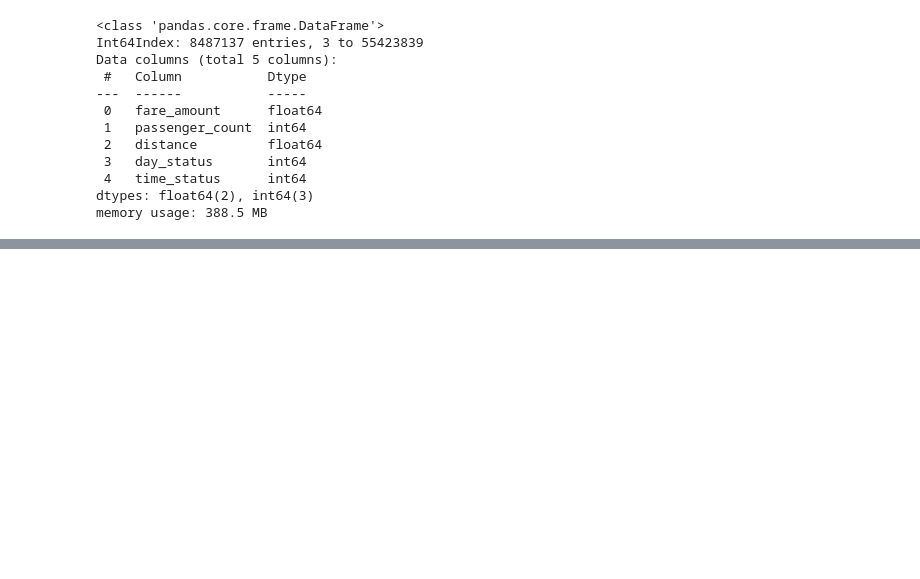
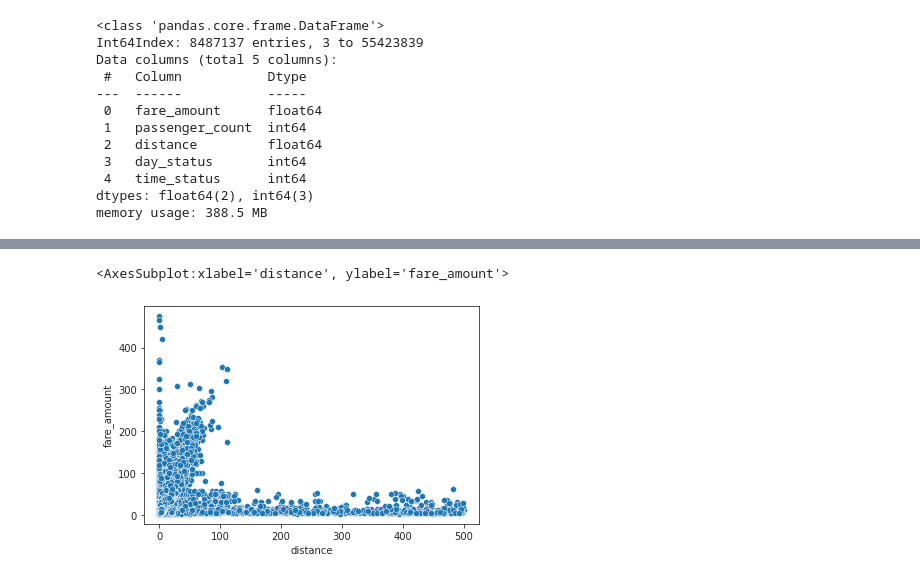
Before and after one commit to dandradec1698/taxi-fare, a Jupyter notebook: eda.py.ipynb, the cells around one changed output, grey strips where cells are left out. Saved outputs shown, nothing was run; the diff lists cells and outputs as text; code cells hidden in the pictures; blank space fills up the shorter version.

```diff
--- a/eda.py.ipynb
+++ b/eda.py.ipynb
@@ -336,0 +368,5 @@ memory usage: 388.5 MB
+# %%
+sns.scatterplot(x='distance', y='fare_amount', data=df[df.distance < 500])
+# %% [output]
+<AxesSubplot:xlabel='distance', ylabel='fare_amount'>
+[figure, added]
```
Also changed, not shown: parts of 10 cells of this notebook.
